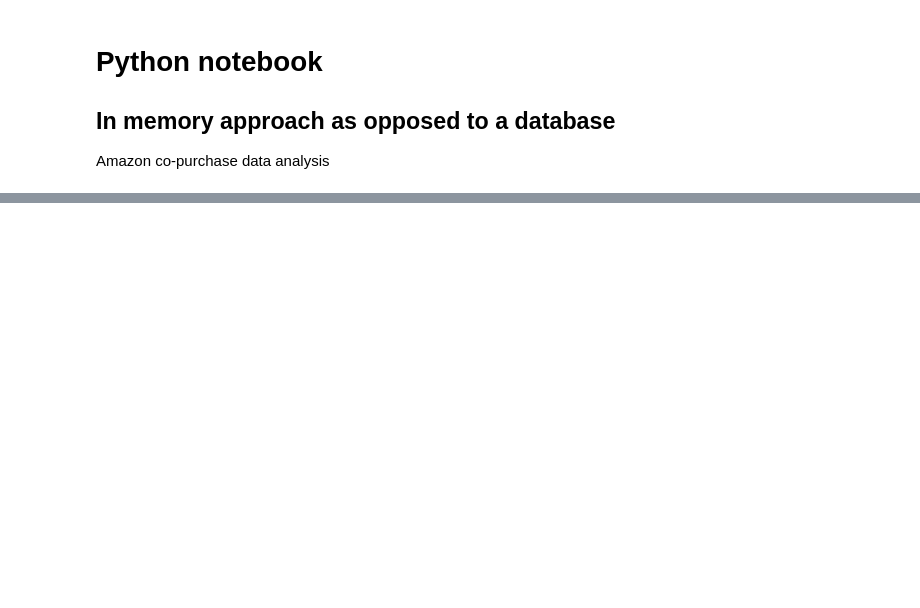
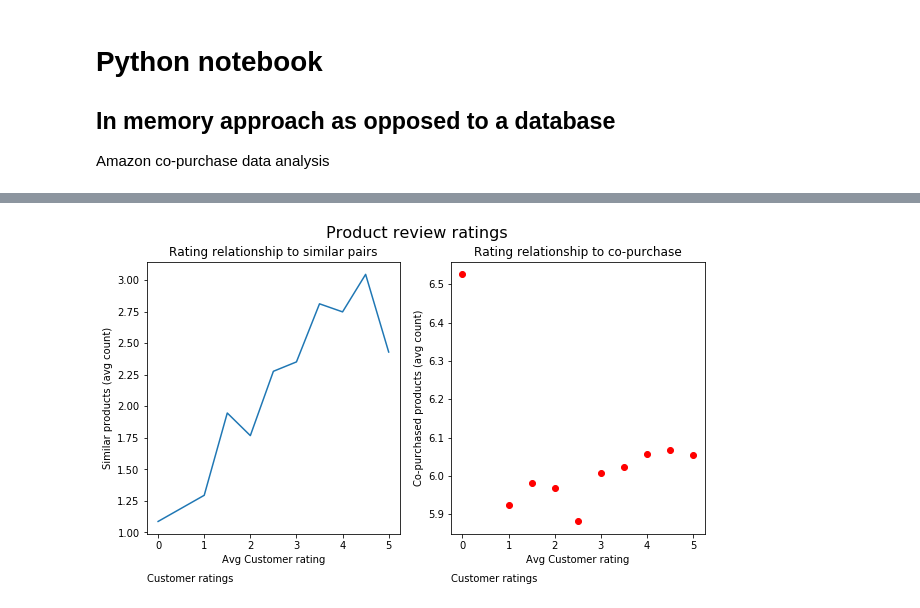
Before and after one commit to jiangk576/graphs, a Jupyter notebook: Amazon_in_memory.ipynb, the cells around one changed output, grey strips where cells are left out. Cells and saved outputs as stored; diff of their text form; code cells hidden in the pictures; blank space fills up the shorter version.

```diff
--- a/Amazon_in_memory.ipynb
+++ b/Amazon_in_memory.ipynb
@@ -79,0 +83,15 @@ Wall time: 57.8 s
+# %%
+q = """MATCH p=(n:Product) OPTIONAL MATCH (n)-[r:co_pur]->() RETURN n.id, n.status, n.sales_rank, count(r);"""
+# %%
+def neo4(q):
+    from neo4jrestclient.client import GraphDatabase
+    from neo4jrestclient.constants import RAW
+    from neo4jrestclient.client import Node
+    db = GraphDatabase("http://localhost:7474/db/data")
+    #retrieve a list of all nodes with the labels
+    params = {}
+    results = db.query(q, params=params, returns=RAW)
+    records = []
+    for prod in results:
+        records.append(prod)
+    return records
@@ -79,0 +158,8 @@ Wall time: 57.8 s
+# %%
+q = """MATCH p=(n:Product) OPTIONAL MATCH (n)-[r:similar]->() RETURN n.id, n.status, n.avg_rating, count(r);"""
+records = neo4(q)
+cols = ['n.id', 'n.status', 'n.avg_rating', 'count_sim']
+df = pd.DataFrame.from_records(records, columns=cols)
+df['count_sim'] = df['count_sim'].fillna(0)
+df['n.avg_rating'] = df['n.avg_rating'].fillna(0)
+summ2 = df.groupby('n.avg_rating')['count_sim'].mean()
@@ -79,0 +177,8 @@ Wall time: 57.8 s
+# %%
+q = """MATCH p=(n:Product) OPTIONAL MATCH (n)-[r:co_pur]->() RETURN n.id, n.status, n.avg_rating, count(r);"""
+records = neo4(q)
+cols = ['n.id', 'n.status', 'n.avg_rating', 'count_sim']
+df = pd.DataFrame.from_records(records, columns=cols)
+df['count_sim'] = df['count_sim'].fillna(0)
+df['n.avg_rating'] = df['n.avg_rating'].fillna(0)
+summ3 = df.groupby('n.avg_rating')['count_sim'].mean()
@@ -79,0 +202,16 @@ Wall time: 57.8 s
+# %%
+f, (ax1, ax2) = plt.subplots(1, 2, sharex=False, sharey=False, figsize=(10,5))
+plt.suptitle("""Product review ratings""", fontsize=16)
+ax1.plot(summ2)
+ax1.set_xlabel("Avg Customer rating")
+ax1.set_ylabel("Similar products (avg count)")
+ax1.set_title("Rating relationship to similar pairs")
+ax1.annotate('Customer ratings', (0,0), (0, -40), xycoords='axes fraction', textcoords='offset points', va='top')
+ax2.plot(summ3, 'ro')
+ax2.set_xlabel("Avg Customer rating")
+ax2.set_ylabel("Co-purchased products (avg count)")
+ax2.set_title("Rating relationship to co-purchase")
+ax2.annotate('Customer ratings', (0,0), (0, -40), xycoords='axes fraction', textcoords='offset points', va='top')
+plt.show()
+# %% [output]
+[figure, added]
```
Also changed, not shown: parts of 14 cells of this notebook.
